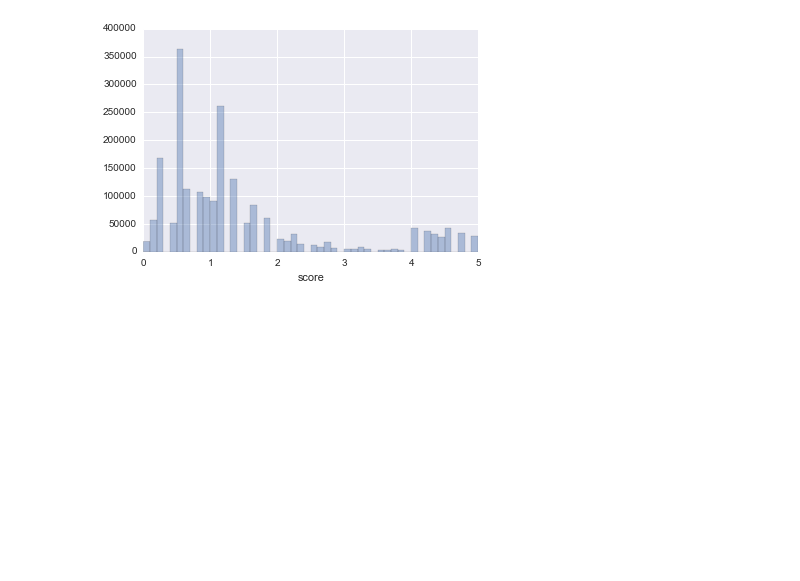
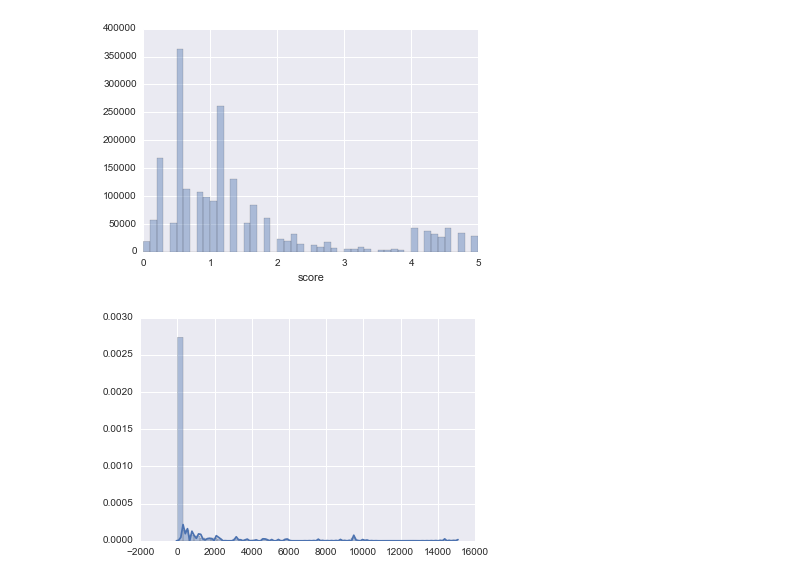
Before and after one commit to dhimmel/tissues, a Jupyter notebook: tissues.ipynb, the cells around one changed output. Drawn from its saved outputs; the diff is of its cells as text; code cells hidden in the pictures; blank space fills up the shorter version.

Commit message:
Added integrated visualizations

```diff
--- a/tissues.ipynb
+++ b/tissues.ipynb
@@ -183,3 +183,9 @@ with gzip.open('data/integrated.tsv.gz', 'wt') as write_file:
 seaborn.distplot(integrated_df['score'], kde=False);
 # %% [output]
 [figure]
+# %%
+# genes per tissue with score >= 3
+seaborn.distplot(
+    integrated_df.query('score >= 3').groupby('uberon_id').apply(len).tolist());
+# %% [output]
+[figure, added]
```
Also changed, not shown: parts of 1 cell of this notebook.
